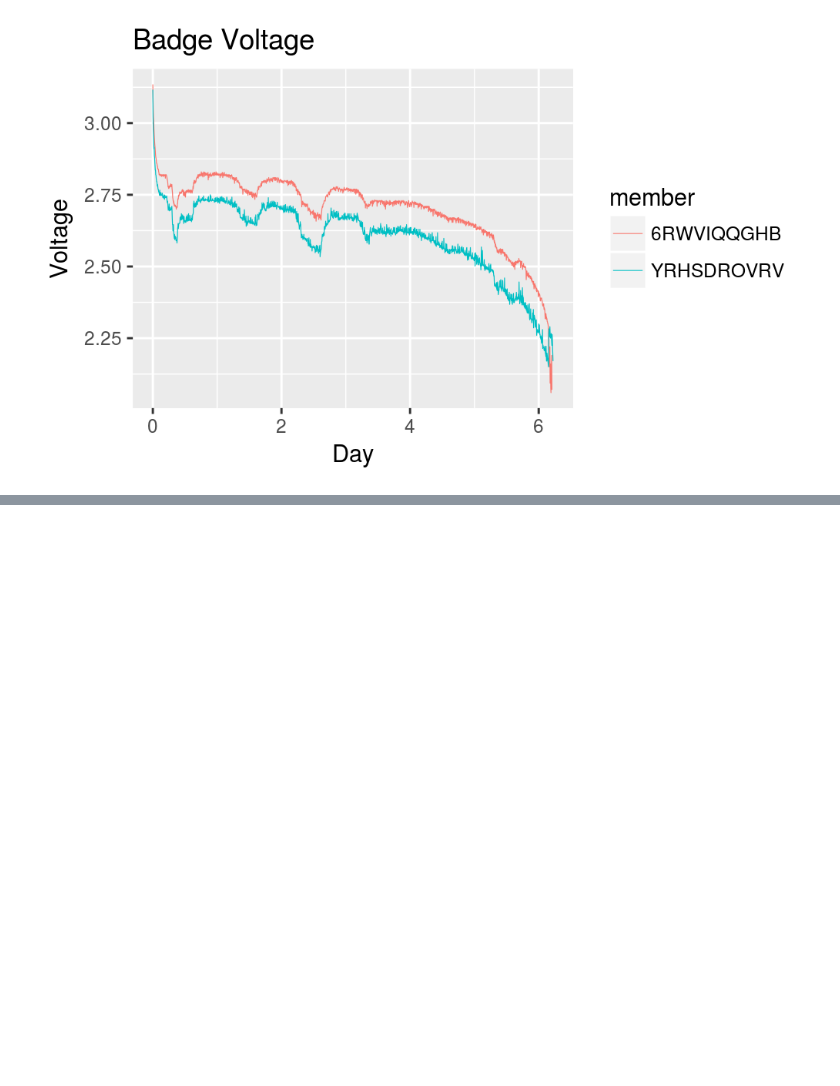
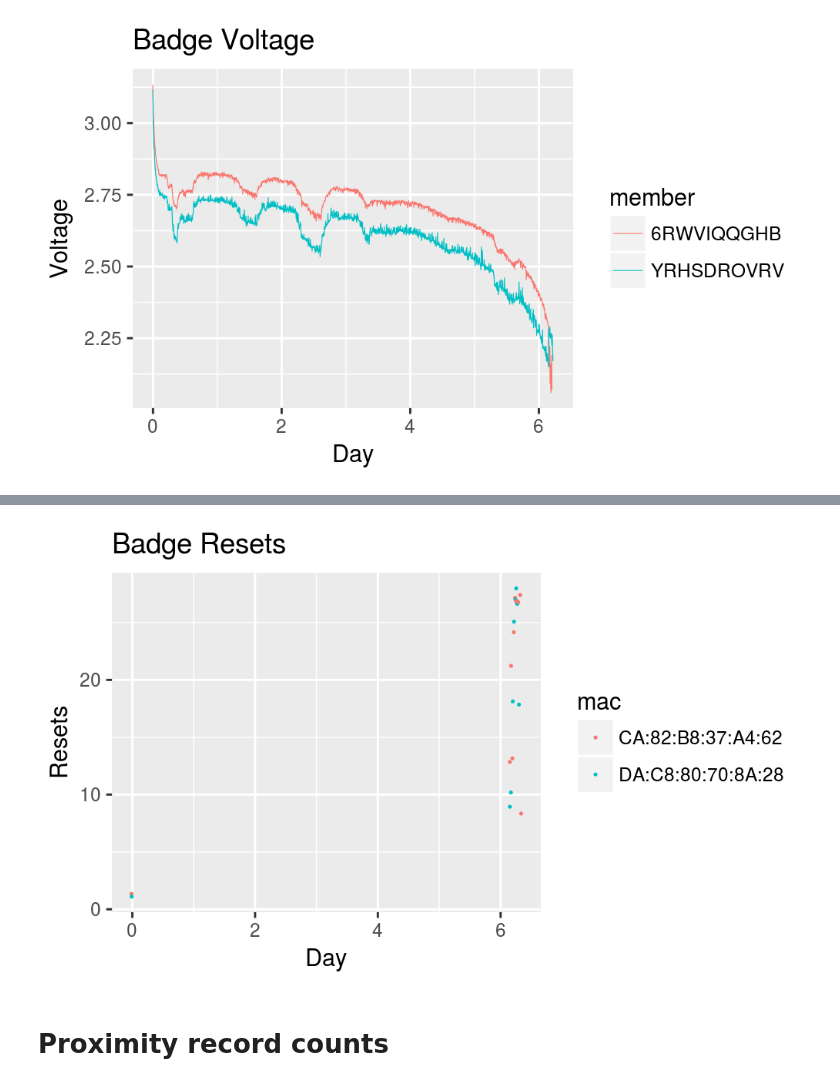
Before and after one commit to HumanDynamics/openbadge-analysis-test-badge, a Jupyter notebook: notebooks/hub_check_data.ipynb, the cells around one changed output, grey strips where cells are left out. Drawn from its saved outputs; the diff is of its cells as text; code cells hidden in the pictures; blank space fills up the shorter version.

```diff
--- a/notebooks/hub_check_data.ipynb
+++ b/notebooks/hub_check_data.ipynb
@@ -110,0 +125,5 @@ ggplot(data, aes(x = day, y = voltage, color =member)) +
+# %%
+resets_down = resets.copy()
+resets_down['cnt'] = 1
+resets_down = resets_down.groupby([pd.TimeGrouper('30min', level='datetime'), 'mac']).count()
+resets_down.head(1)
@@ -110,0 +134,4 @@ ggplot(data, aes(x = day, y = voltage, color =member)) +
+# %%
+# switch to relative time (since experiment started)
+resets_realtive_time = to_relative_datetime(resets_down)
+resets_realtive_time.head()
@@ -110,0 +145,13 @@ ggplot(data, aes(x = day, y = voltage, color =member)) +
+# %%
+%%R -i resets_realtive_time -w 5 -h 3 --units in -r 200
+data <- resets_realtive_time
+#data$datetime <- as.POSIXct(data$datetime, tz = timezone)
+
+ggplot(data, aes(x = day, y = cnt, color = mac)) +
+    geom_point(size=0.2, position = "jitter") +
+    labs(title="Badge Resets", x="Day", y="Resets") +
+    rh_theme
+# %% [output]
+[figure, added]
+# %% [markdown]
+# Proximity record counts
```
Also changed, not shown: parts of 34 cells of this notebook.
